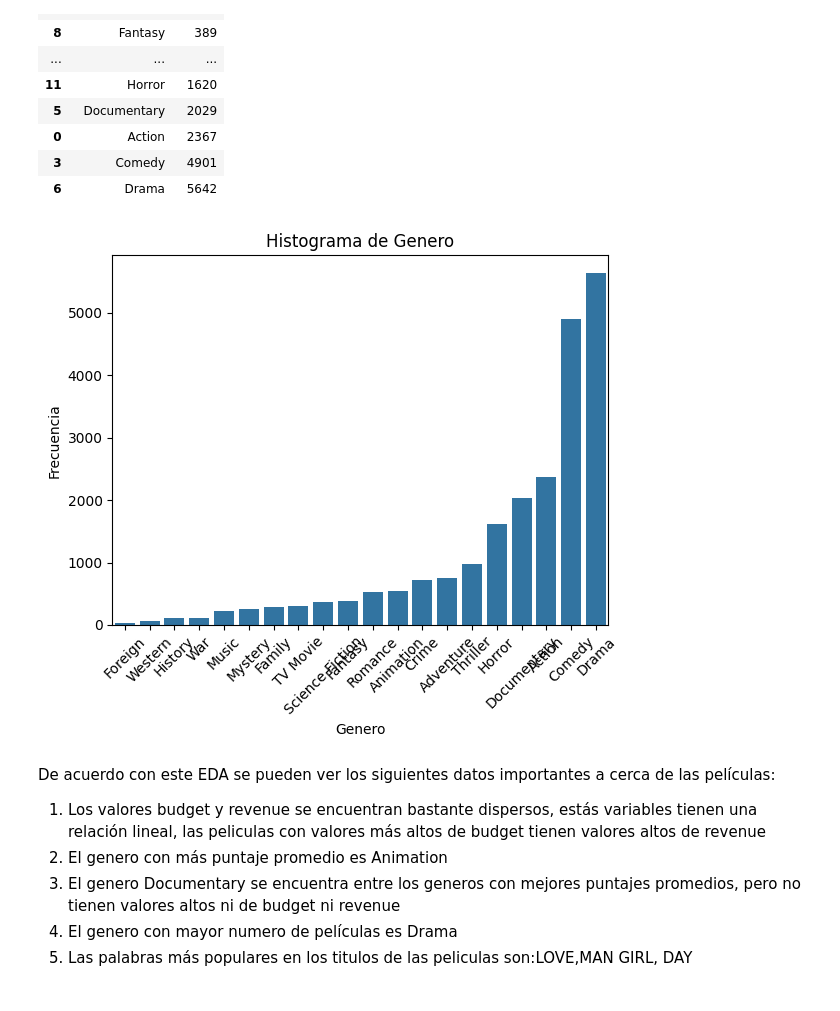
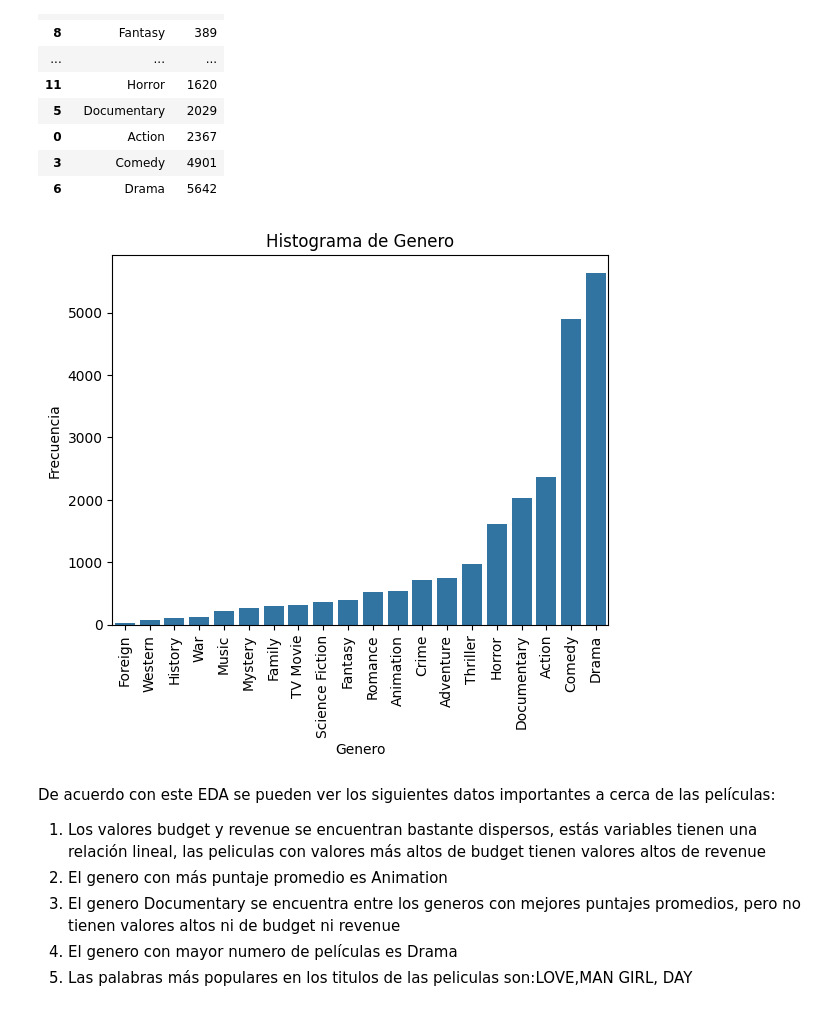
Before and after one commit to ssaraypr/Solucion-Laboratorio-1, a Jupyter notebook: EDA.ipynb, the cells around one changed output. Cells and saved outputs as stored; diff of their text form; code cells hidden in the pictures.

```diff
--- a/EDA.ipynb
+++ b/EDA.ipynb
@@ -412,13 +412,13 @@ e
 # %%
 #Se realiza un histograma de frecuencias de genero
 sns.barplot(x="genero", y="count", data=e, )  # Grafico de barras votos promedio por genero
 plt.title("Histograma de Genero")
 plt.xlabel("Genero")
-plt.xticks(rotation=45)
+plt.xticks(rotation=90)
 plt.ylabel("Frecuencia")
 plt.show()
 # %% [output]
-[figure, old version]
+[figure, new version]
 # %% [markdown]
 De acuerdo con este EDA se pueden ver los siguientes datos importantes a cerca de las películas:
 1. Los valores budget y revenue se encuentran bastante dispersos, estás variables tienen una relación lineal, las peliculas con valores más altos de budget tienen valores altos de revenue
```
Also changed, not shown: parts of 6 cells of this notebook, 1 other file.
